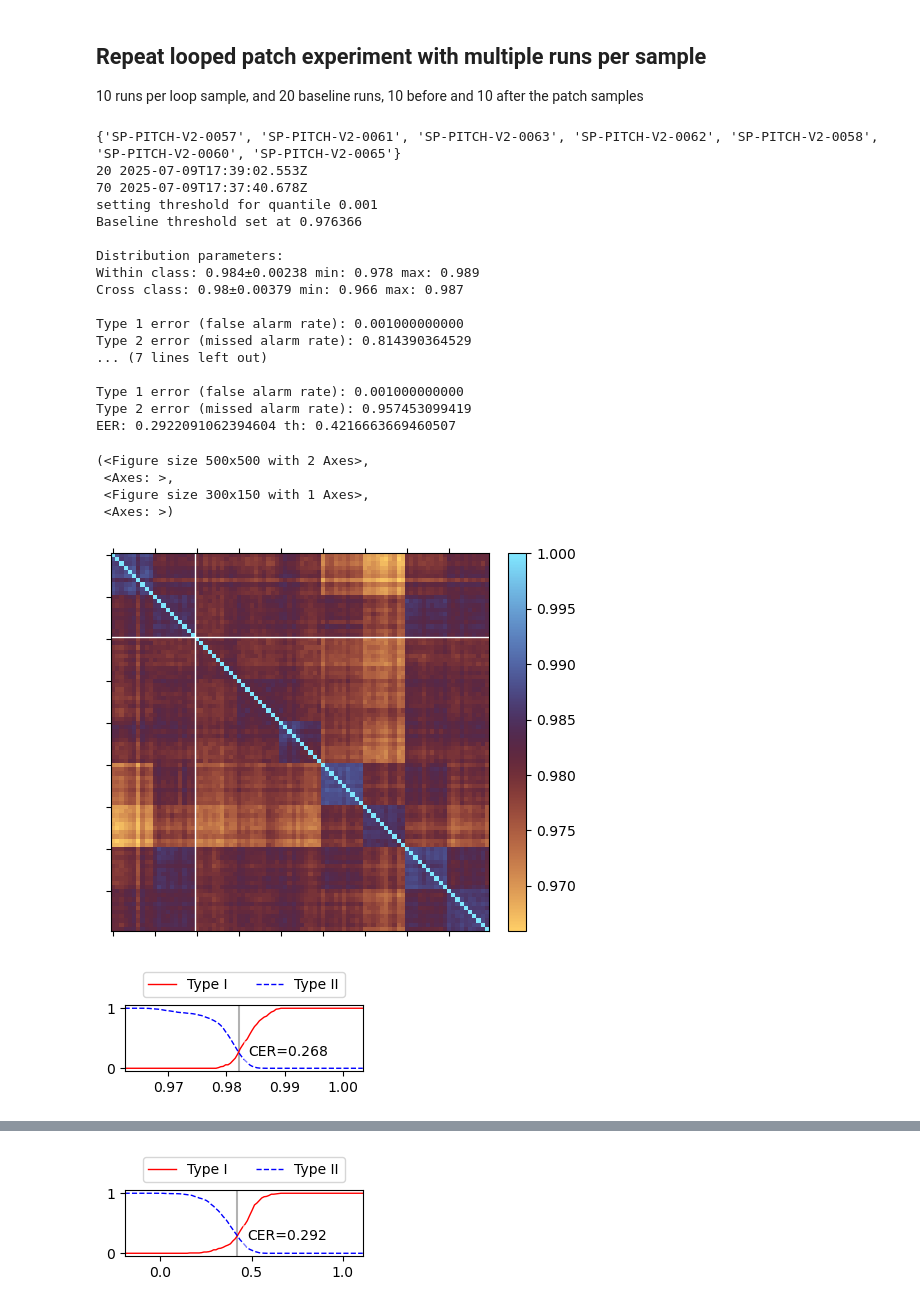
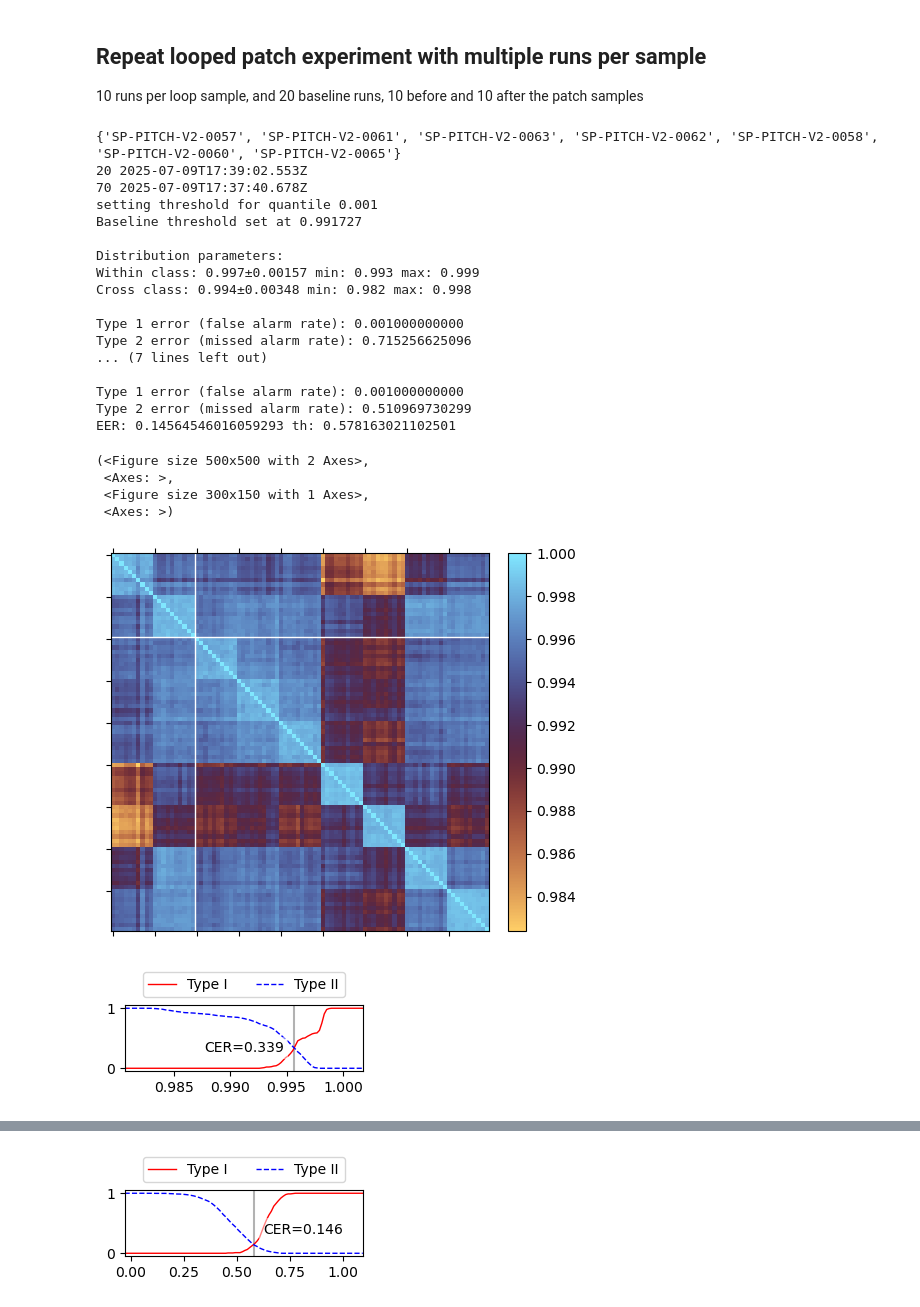
Before and after one commit to jaseg/sampling-mesh-monitor, a Jupyter notebook: jupyter_notebooks/classifier_tests.ipynb, the cells around one changed output, grey strips where cells are left out. Cells and saved outputs as stored; diff of their text form; code cells hidden in the pictures.

Commit message:
Improve loop patch classifier performance by enabling smoothing

```diff
--- a/jupyter_notebooks/classifier_tests.ipynb
+++ b/jupyter_notebooks/classifier_tests.ipynb
@@ -1552,34 +1552,37 @@ EER: 0.31320754716981136 th: 0.7944348801630056
 10 runs per loop sample, and 20 baseline runs, 10 before and 10 after the patch samples
 # %%
 group_a = [value for value in data_runs[f'attack-repeat-25-07-09-01-p0.3'] if not value['info']['mods']]
+# Exclude mesh 56 as its response is easily distinguished by min/max, making it light up very bright in the plot and swamping out the colorscheme for everything else.
+# We also specifically did not measure that one sample that got a hidden short during modification, since that's also too easy.
 group_b = [value for value in data_runs[f'attack-repeat-25-07-09-01-p0.3'] if 'loop_patch' in value['info']['mods'] and value['info']['serial'] != 56]
 
 print(set(x['info']['specimen'] for x in group_b))
 print(len(group_a), group_a[-1]['info']['timestamp'])
 print(len(group_b), group_b[-1]['info']['timestamp'])
-plot_vector_covar(group_a, group_b, plot_cdf=True, fig_out='patch_repeat_p0.3', do_lines=True, figsize=(5, 5))
-plot_vector_covar(group_a, group_b, vector_method='min', distance_method='max', plot_cdf=True, fig_out='patch_repeat_p0.3_minmax', do_lines=True, figsize=(5, 5))
+
+plot_vector_covar(group_a, group_b, plot_cdf=True, fig_out='patch_repeat_p0.3', do_lines=True, figsize=(5, 5), smooth=1e-7)
+plot_vector_covar(group_a, group_b, vector_method='min', distance_method='max', plot_cdf=True, fig_out='patch_repeat_p0.3_minmax', do_lines=True, figsize=(5, 5), smooth=1e-9)
 # %% [output]
 {'SP-PITCH-V2-0057', 'SP-PITCH-V2-0061', 'SP-PITCH-V2-0063', 'SP-PITCH-V2-0062', 'SP-PITCH-V2-0058', 'SP-PITCH-V2-0060', 'SP-PITCH-V2-0065'}
 20 2025-07-09T17:39:02.553Z
 70 2025-07-09T17:37:40.678Z
 setting threshold for quantile 0.001
-Baseline threshold set at 0.976366
+Baseline threshold set at 0.991727
 
 Distribution parameters:
-Within class: 0.984±0.00238 min: 0.978 max: 0.989
-Cross class: 0.98±0.00379 min: 0.966 max: 0.987
+Within class: 0.997±0.00157 min: 0.993 max: 0.999
+Cross class: 0.994±0.00348 min: 0.982 max: 0.998
 
 Type 1 error (false alarm rate): 0.001000000000
-Type 2 error (missed alarm rate): 0.814390364529
+Type 2 error (missed alarm rate): 0.715256625096
 ... (7 lines left out)
 
 Type 1 error (false alarm rate): 0.001000000000
-Type 2 error (missed alarm rate): 0.957453099419
-EER: 0.2922091062394604 th: 0.4216663669460507
+Type 2 error (missed alarm rate): 0.510969730299
+EER: 0.14564546016059293 th: 0.578163021102501
 (<Figure size 500x500 with 2 Axes>,
  <Axes: >,
  <Figure size 300x150 with 1 Axes>,
  <Axes: >)
-[figure, old version]
+[figure, new version]
-[figure, old version]
+[figure, new version]
@@ -1587 +1590 @@ EER: 0.2922091062394604 th: 0.4216663669460507
-[figure, old version]
+[figure, new version]
```
Also changed, not shown: parts of 1 cell of this notebook, 7 other files.
